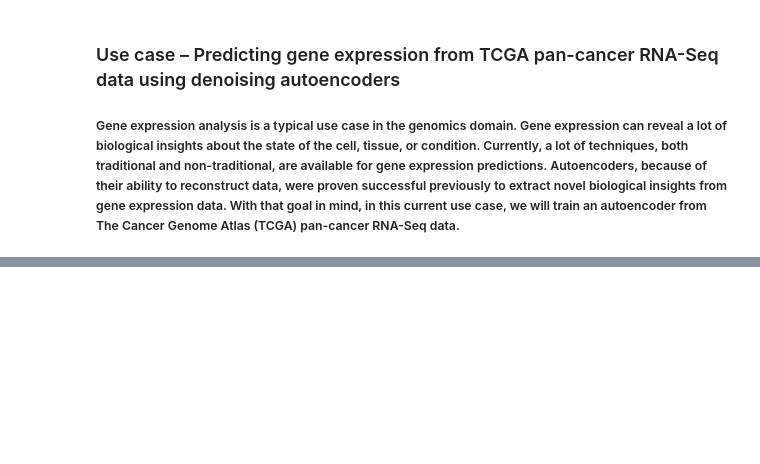
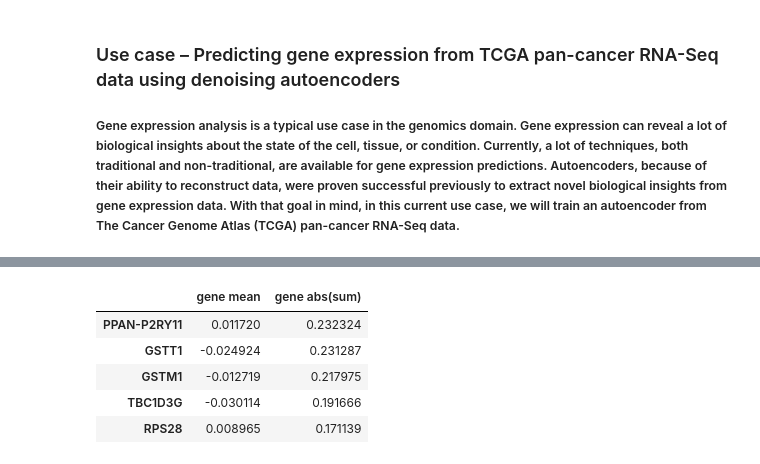
Before and after one commit to drclab/MLDL-Compunomics, a Jupyter notebook: drclab/ch_7.ipynb, the cells around one changed output, grey strips where cells are left out. Saved outputs shown, nothing was run; the diff lists cells and outputs as text; code cells hidden in the pictures; blank space fills up the shorter version.

```diff
--- a/drclab/ch_7.ipynb
+++ b/drclab/ch_7.ipynb
@@ -164,0 +137,10 @@ ax = df_histtory.plot()
+# %%
+gene_summary = pd.DataFrame([gene_mean, gene_abssum], index=['gene mean', 'gene abs(sum)']).T
+gene_summary.sort_values(by='gene abs(sum)', ascending=False).head()
+# %% [output]
+|  | gene mean | gene abs(sum) |
+| PPAN-P2RY11 | 0.011720 | 0.232324 |
+| GSTT1 | -0.024924 | 0.231287 |
+| GSTM1 | -0.012719 | 0.217975 |
+| TBC1D3G | -0.030114 | 0.191666 |
+| RPS28 | 0.008965 | 0.171139 |
```
Also changed, not shown: parts of 18 cells of this notebook.
